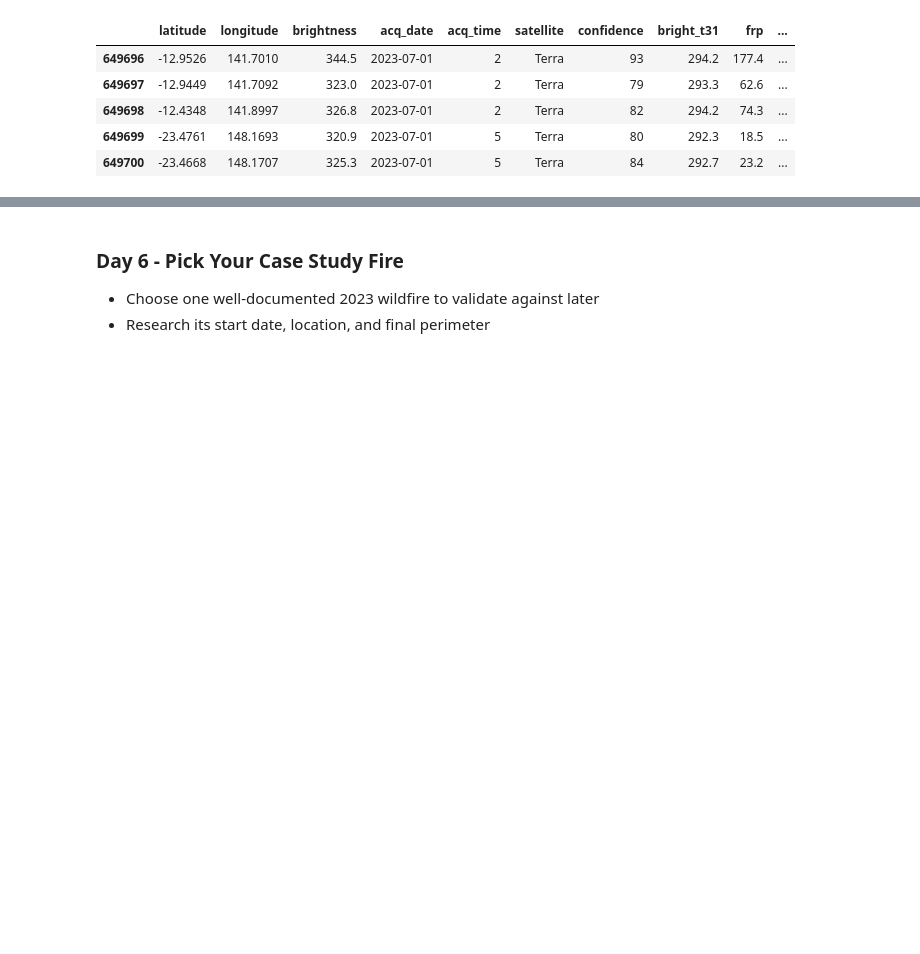
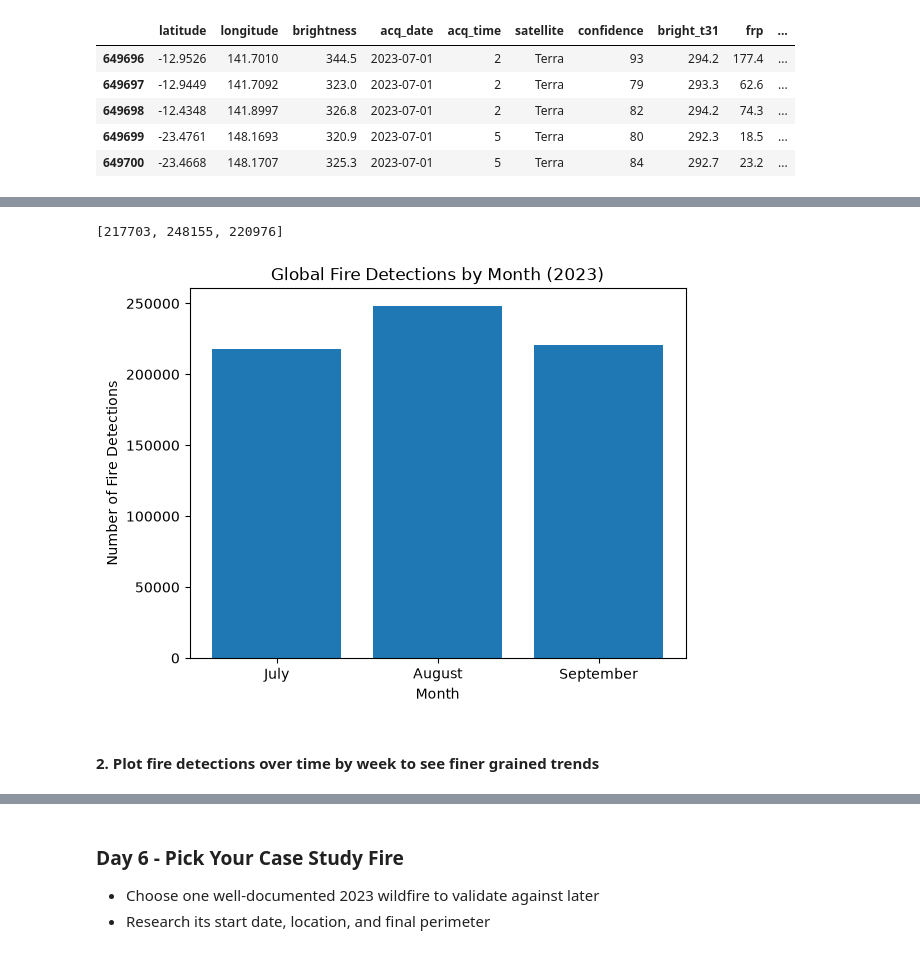
Before and after one commit to pratham2021/wildfire-spread-model, a Jupyter notebook: notebooks/01_data_exploration.ipynb, the cells around one changed output, grey strips where cells are left out. Saved outputs shown, nothing was run; the diff lists cells and outputs as text; code cells hidden in the pictures; blank space fills up the shorter version.

Commit message:
week 1 complete

```diff
--- a/notebooks/01_data_exploration.ipynb
+++ b/notebooks/01_data_exploration.ipynb
@@ -262,0 +268,35 @@ m.save("fire_detection_visualization.html")
+# %%
+months = cleaned_fire_df['month'].unique().tolist()
+# %%
+fire_detections = cleaned_fire_df.groupby('month').size().tolist()
+# %%
+numberToMonth = { 1: "January",
+                  2: "February",
+                  3: "March",
+                  4: "April",
+                  5: "May",
+                  6: "June",
+                  7: "July",
+                  8: "August",
+                  9: "September",
+                  10: "October",
+                  11: "November",
+                  12: "December"
+                  }
+# %%
+fire_detections
+# %% [output]
+[217703, 248155, 220976]
+# %%
+real_months = [numberToMonth[month] for month in months]
+# %%
+plt.bar(months, fire_detections)
+plt.xticks(months, real_months)
+plt.title('Global Fire Detections by Month (2023)')
+plt.xlabel('Month')
+plt.ylabel('Number of Fire Detections')
+plt.show()
+# %% [output]
+[figure, added]
+# %% [markdown]
+#### 2. Plot fire detections over time by week to see finer grained trends
```
Also changed, not shown: parts of 32 cells of this notebook.
